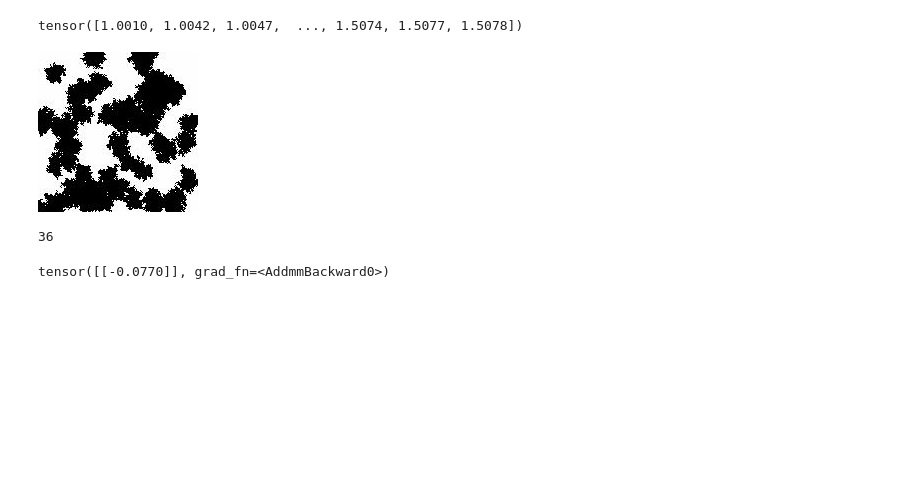
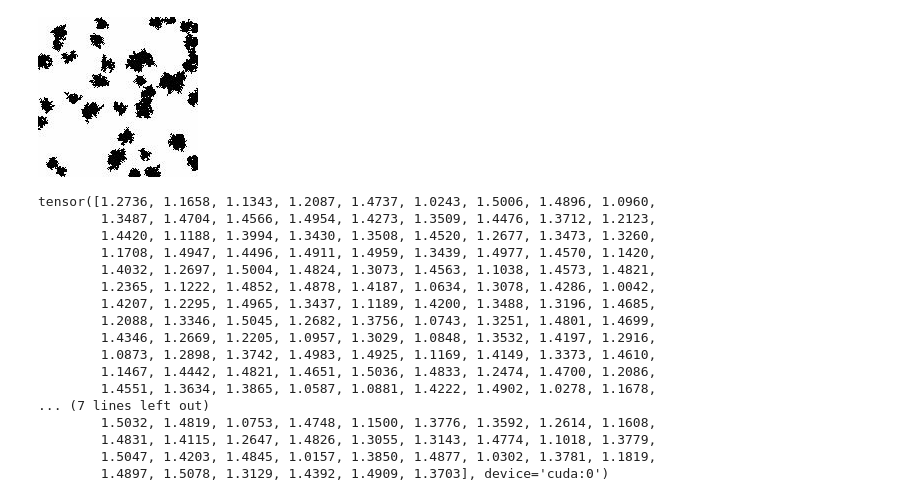
Before and after one commit to AadiDev005/Paraffin-EG-Model, a Jupyter notebook: CNN.ipynb, the cells around one changed output. Saved outputs shown, nothing was run; the diff lists cells and outputs as text; code cells hidden in the pictures; blank space fills up the shorter version.

Commit message:
Trained model and fixed model bugs and dataset bugs

```diff
--- a/CNN.ipynb
+++ b/CNN.ipynb
@@ -19,7 +20,7 @@ class SampleDataset(Dataset):
     def __init__(self, image_dir, conductivities, transform=None):
         self.conds=conductivities
         self.samples=[]
-        for filename in os.listdir(image_dir):
+        for filename in sorted(os.listdir(image_dir), key=lambda x: int(x[:-5])):
             self.samples.append(transform(Image.open(image_dir+filename)))
         self.samples=torch.stack(tensors=self.samples)
 
@@ -29,7 +30,7 @@ class SampleDataset(Dataset):
     def __getitem__(self, index):
         return self.samples[index], self.conds[index]
 
-    def __to__(self, device):
+    def to(self, device):
         self.samples=self.samples.to(device)
         self.conds=self.conds.to(device)
 # %%
@@ -37,16 +38,15 @@ with open('./data/data.csv') as f:
     reader=csv.reader(f)
     d=list(reader)
 conductivities=torch.tensor(data=[float(x[2]) for x in d[1:]], dtype=torch.float32)
+volPer=torch.tensor(data=[float(x[1]) for x in d[1:]], dtype=torch.float32)
 conductivities
+dataset=SampleDataset('./data/samples/', conductivities, transform)
+dataset.to('cuda')
-# %% [output]
-tensor([1.0010, 1.0042, 1.0047,  ..., 1.5074, 1.5077, 1.5078])
-# %%
-dataset=SampleDataset(image_dir='./data/samples/', conductivities=conductivities, transform=transform)
 # %%
 tensorToImageTransform=tv.transforms.ToPILImage()
-tensorToImageTransform(dataset[400][0])
+tensorToImageTransform(dataset[4][0])
 # %% [output]
-[figure, old version]
+[figure, new version]
 # %%
 class CNN(nn.Module):
     def __init__(self, in_channels, num_filters, image_size):
@@ -74,8 +75,27 @@ class CNN(nn.Module):
     def forward(self, x):
         return self.conv(x)
 # %%
-model=CNN(1, 32, 160)
-model(dataset[400][0].view(1, 1, 160, 160))
+model=CNN(1, 32, 160).to('cuda')
+# model(dataset[:][0]).view(1024).shape
-# %% [output]
-36
-tensor([[-0.0770]], grad_fn=<AddmmBackward0>)
+# %%
+train_dataset, test_dataset=torch.utils.data.random_split(dataset=dataset, lengths=[0.8, 0.2])
+len(train_dataset), len(test_dataset)
+test_dataset[:][1]
+# %% [output]
+tensor([1.2736, 1.1658, 1.1343, 1.2087, 1.4737, 1.0243, 1.5006, 1.4896, 1.0960,
+        1.3487, 1.4704, 1.4566, 1.4954, 1.4273, 1.3509, 1.4476, 1.3712, 1.2123,
+        1.4420, 1.1188, 1.3994, 1.3430, 1.3508, 1.4520, 1.2677, 1.3473, 1.3260,
+        1.1708, 1.4947, 1.4496, 1.4911, 1.4959, 1.3439, 1.4977, 1.4570, 1.1420,
+        1.4032, 1.2697, 1.5004, 1.4824, 1.3073, 1.4563, 1.1038, 1.4573, 1.4821,
+        1.2365, 1.1222, 1.4852, 1.4878, 1.4187, 1.0634, 1.3078, 1.4286, 1.0042,
+        1.4207, 1.2295, 1.4965, 1.3437, 1.1189, 1.4200, 1.3488, 1.3196, 1.4685,
+        1.2088, 1.3346, 1.5045, 1.2682, 1.3756, 1.0743, 1.3251, 1.4801, 1.4699,
+        1.4346, 1.2669, 1.2205, 1.0957, 1.3029, 1.0848, 1.3532, 1.4197, 1.2916,
+        1.0873, 1.2898, 1.3742, 1.4983, 1.4925, 1.1169, 1.4149, 1.3373, 1.4610,
+        1.1467, 1.4442, 1.4821, 1.4651, 1.5036, 1.4833, 1.2474, 1.4700, 1.2086,
+        1.4551, 1.3634, 1.3865, 1.0587, 1.0881, 1.4222, 1.4902, 1.0278, 1.1678,
+... (7 lines left out)
+        1.5032, 1.4819, 1.0753, 1.4748, 1.1500, 1.3776, 1.3592, 1.2614, 1.1608,
+        1.4831, 1.4115, 1.2647, 1.4826, 1.3055, 1.3143, 1.4774, 1.1018, 1.3779,
+        1.5047, 1.4203, 1.4845, 1.0157, 1.3850, 1.4877, 1.0302, 1.3781, 1.1819,
+        1.4897, 1.5078, 1.3129, 1.4392, 1.4909, 1.3703], device='cuda:0')
```
Also changed, not shown: parts of 13 cells of this notebook, 1 other file.
